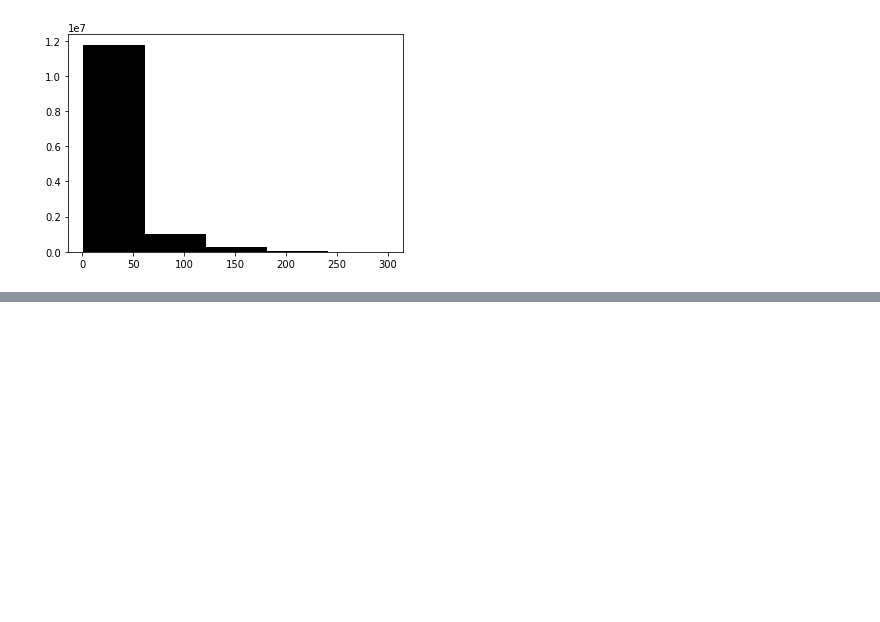
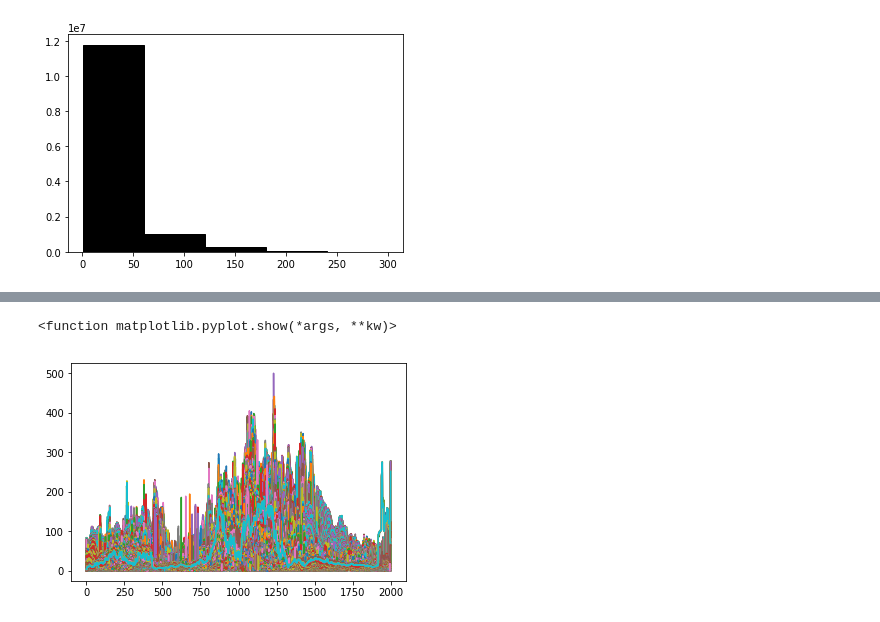
Before and after one commit to LauraLB2006/advanced_class, a Jupyter notebook: Q1.ipynb, the cells around one changed output, grey strips where cells are left out. Cells and saved outputs as stored; diff of their text form; code cells hidden in the pictures; blank space fills up the shorter version.

```diff
--- a/Q1.ipynb
+++ b/Q1.ipynb
@@ -164,0 +185,6 @@ plt.colorbar()
+# %%
+plt.plot (tif7_pixels)
+plt.show
+# %% [output]
+<function matplotlib.pyplot.show(*args, **kw)>
+[figure, added]
```
Also changed, not shown: parts of 6 cells of this notebook, 1 other file.
